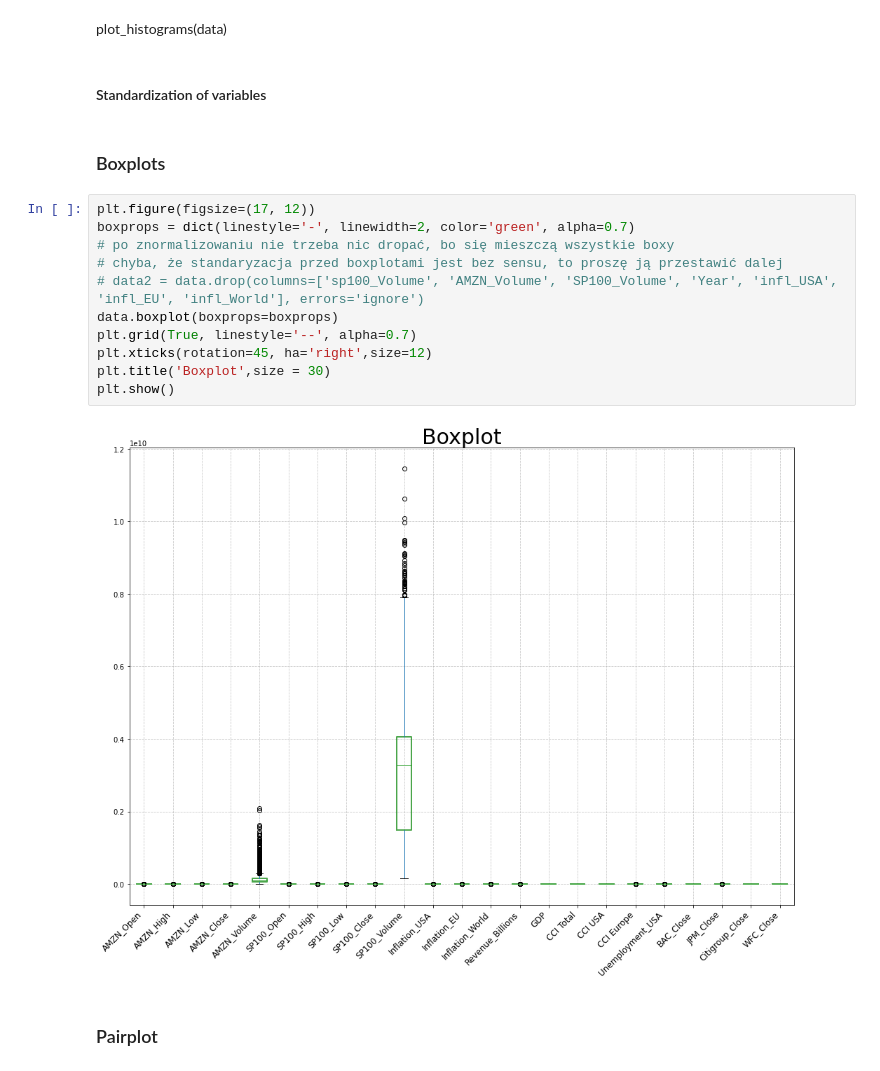
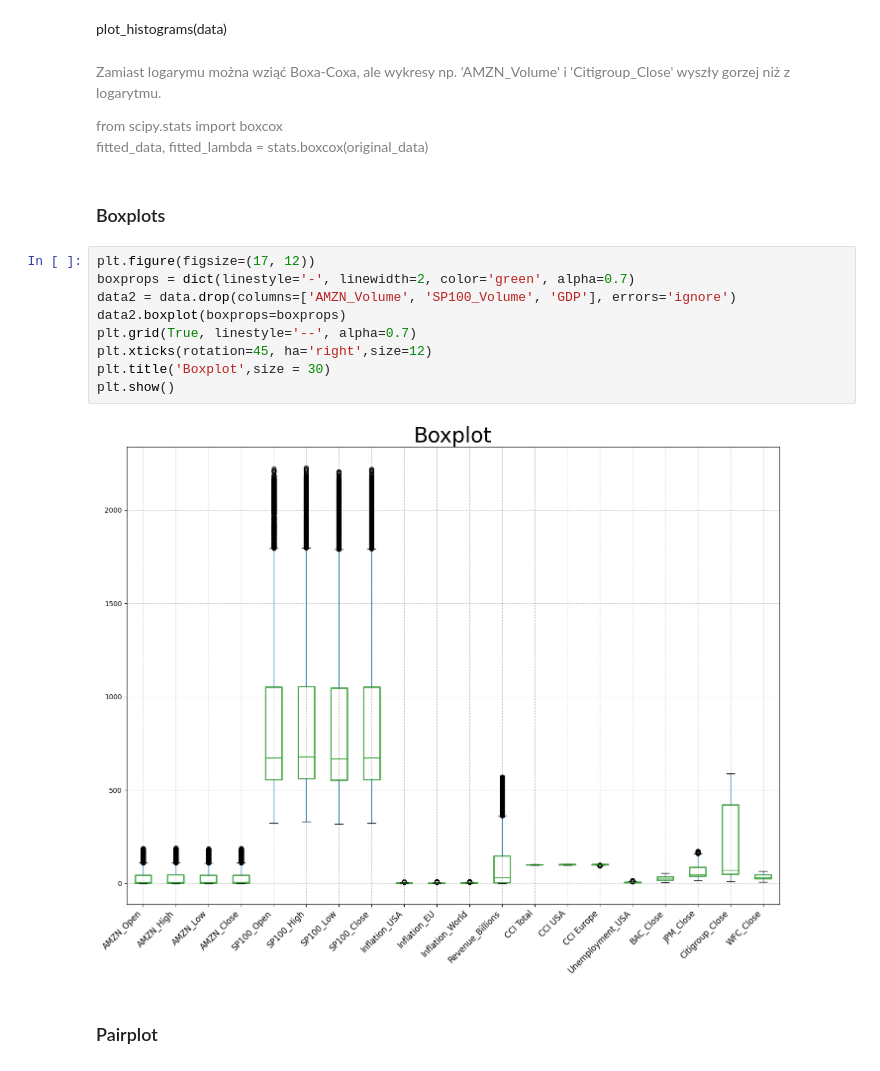
Before and after one commit to Galicheck/MJNWM-Project, a Jupyter notebook: project_AMZN_prediction.ipynb, the cells around one changed output. Saved outputs shown, nothing was run; the diff lists cells and outputs as text.

```diff
--- a/project_AMZN_prediction.ipynb
+++ b/project_AMZN_prediction.ipynb
@@ -297,23 +290,28 @@ for col in columns_to_log:
     data[col] = np.log(data[col])
 # %% [markdown]
 plot_histograms(data)
-# %% [markdown]
-#### Standardization of variables
+# %% [markdown]
+
+<p style="color:#808080;">
+    Zamiast logarymu można wziąć Boxa-Coxa, ale wykresy np. 'AMZN_Volume' i 'Citigroup_Close' wyszły gorzej niż z logarytmu.
+</p>
+<p style="color:#808080;">
+    from scipy.stats import boxcox<br />
+    fitted_data, fitted_lambda = stats.boxcox(original_data)
+</p>
 # %% [markdown]
 ### Boxplots
 # %%
 plt.figure(figsize=(17, 12))
 boxprops = dict(linestyle='-', linewidth=2, color='green', alpha=0.7)
-# po znormalizowaniu nie trzeba nic dropać, bo się mieszczą wszystkie boxy
-# chyba, że standaryzacja przed boxplotami jest bez sensu, to proszę ją przestawić dalej
-# data2 = data.drop(columns=['sp100_Volume', 'AMZN_Volume', 'SP100_Volume', 'Year', 'infl_USA', 'infl_EU', 'infl_World'], errors='ignore')
-data.boxplot(boxprops=boxprops)
+data2 = data.drop(columns=['AMZN_Volume', 'SP100_Volume', 'GDP'], errors='ignore')
+data2.boxplot(boxprops=boxprops)
 plt.grid(True, linestyle='--', alpha=0.7)
 plt.xticks(rotation=45, ha='right',size=12)
 plt.title('Boxplot',size = 30)
 plt.show()
 # %% [output]
-[figure, old version]
+[figure, new version]
 # %% [markdown]
 ### Pairplot
 # %%
```
Also changed, not shown: parts of 11 cells of this notebook.
